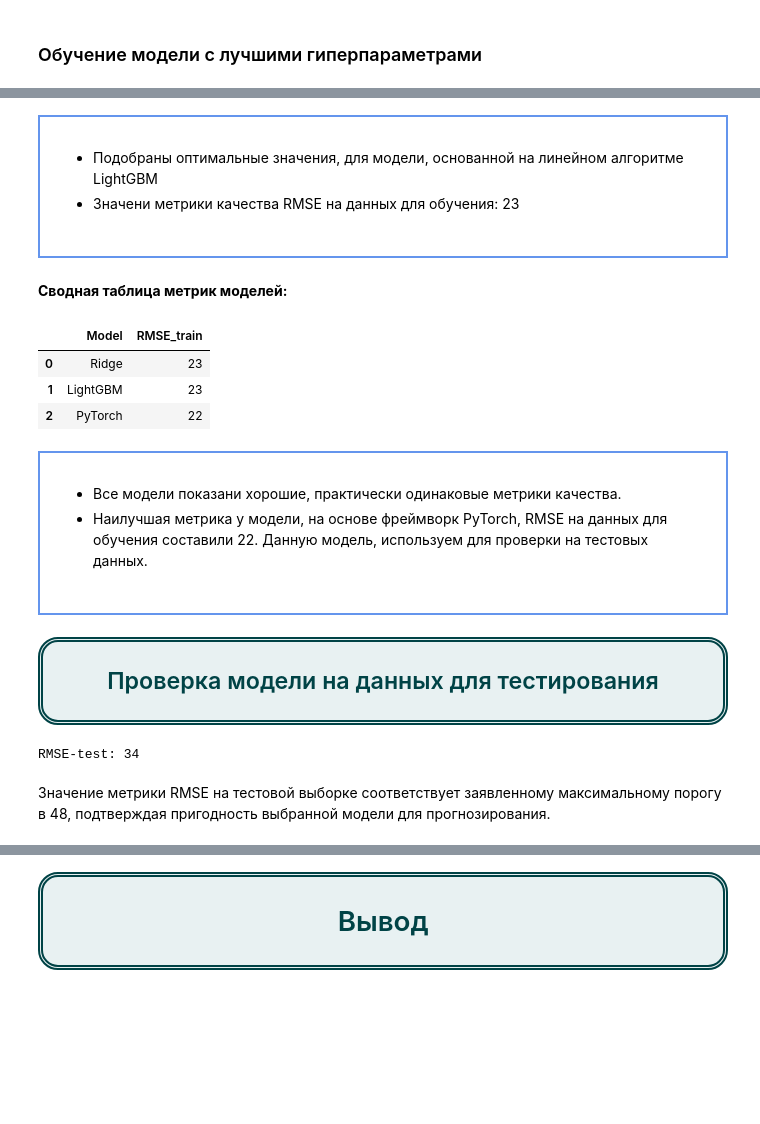
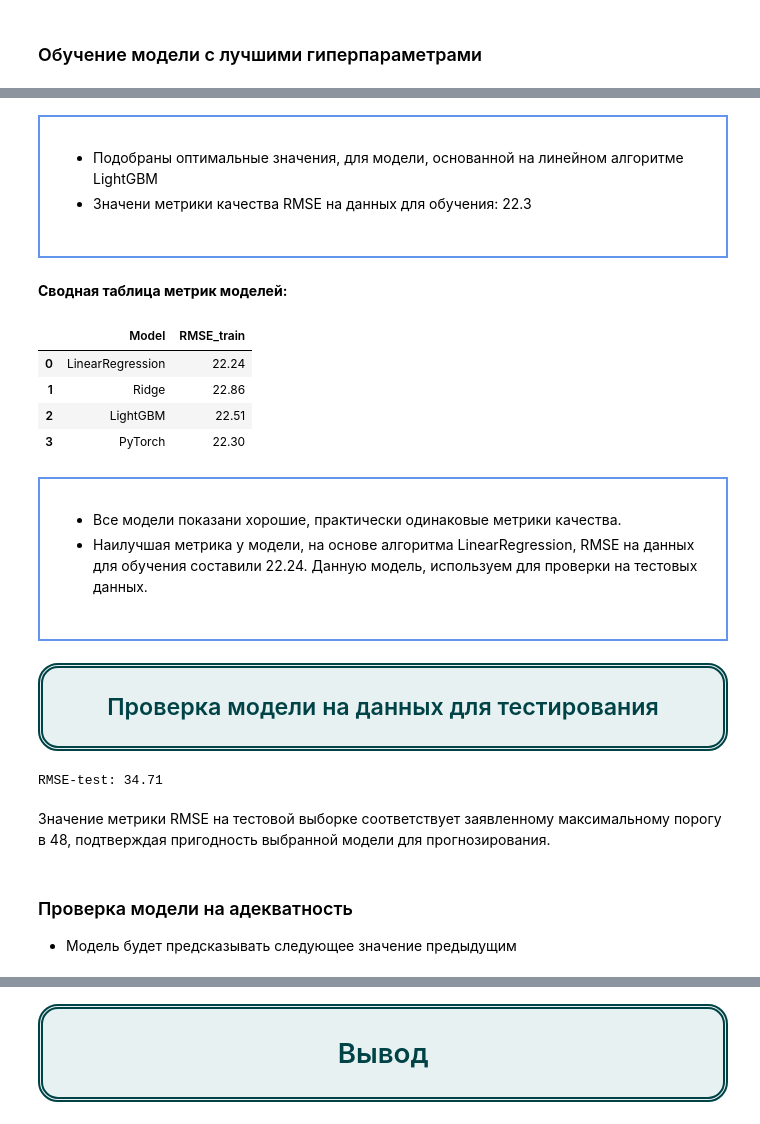
Before and after one commit to Denis-Mukhanov/forecast-of-taxi-orders, a Jupyter notebook: forecast_taxi_orders.ipynb, the cells around one changed output, grey strips where cells are left out. Saved outputs shown, nothing was run; the diff lists cells and outputs as text; code cells hidden in the pictures; blank space fills up the shorter version.

Commit message:
add LinearRegression model

```diff
--- a/forecast_taxi_orders.ipynb
+++ b/forecast_taxi_orders.ipynb
@@ -1136,28 +1173,29 @@ best_skorch_regressor.fit(X_train_tensor, y_train_tensor.reshape(-1,1))
 <div style="padding: 30px 25px; border: 2px #6495ed solid">
 
 - Подобраны оптимальные значения, для модели, основанной на линейном алгоритме LightGBM
-- Значени метрики качества RMSE на данных для обучения: 23
+- Значени метрики качества RMSE на данных для обучения: 22.3
 
 </div>
 # %% [markdown]
 __Сводная таблица метрик моделей:__
 # %%
 data = {
-    'Model': ['Ridge', 'LightGBM', 'PyTorch'],
-    'RMSE_train': [23, 23, 22]
+    'Model': ['LinearRegression', 'Ridge', 'LightGBM', 'PyTorch'],
+    'RMSE_train': [22.24, 22.86, 22.51, 22.3]
 
 }
 display(pd.DataFrame(data))
 # %% [output]
 |  | Model | RMSE_train |
-| 0 | Ridge | 23 |
-| 1 | LightGBM | 23 |
-| 2 | PyTorch | 22 |
+| 0 | LinearRegression | 22.24 |
+| 1 | Ridge | 22.86 |
+| 2 | LightGBM | 22.51 |
+| 3 | PyTorch | 22.30 |
 # %% [markdown]
 <div style="padding: 30px 25px; border: 2px #6495ed solid">
 
 - Все модели показани хорошие, практически одинаковые метрики качества.
-- Наилучшая метрика у модели, на основе фреймворк PyTorch, RMSE на данных для обучения составили 22. Данную модель, используем для проверки на тестовых данных.
+- Наилучшая метрика у модели, на основе алгоритма LinearRegression, RMSE на данных для обучения составили 22.24. Данную модель, используем для проверки на тестовых данных.
 
 </div>
 # %% [markdown]
@@ -1178,10 +1216,13 @@ display(pd.DataFrame(data))
 </div>
 # %%
 # предсказанные значения на тестовой выборке
-y_pred = best_skorch_regressor.predict(X_test_tensor)
+y_pred_lr = best_model_lr.predict(X_test)
 # оценка модели на тестовой выборке
-print(f'RMSE-test: {round(rmse_score(y_test_tensor.numpy(), y_pred))}')
+print(f'RMSE-test: {round(rmse_score(y_test, y_pred_lr), 2)}')
 # %% [output]
-RMSE-test: 34
+RMSE-test: 34.71
 # %% [markdown]
 Значение метрики RMSE на тестовой выборке соответствует заявленному максимальному порогу в 48, подтверждая пригодность выбранной модели для прогнозирования.
+# %% [markdown]
+### Проверка модели на адекватность
+- Модель будет предсказывать следующее значение предыдущим
```
Also changed, not shown: parts of 19 cells of this notebook, 1 other file.
